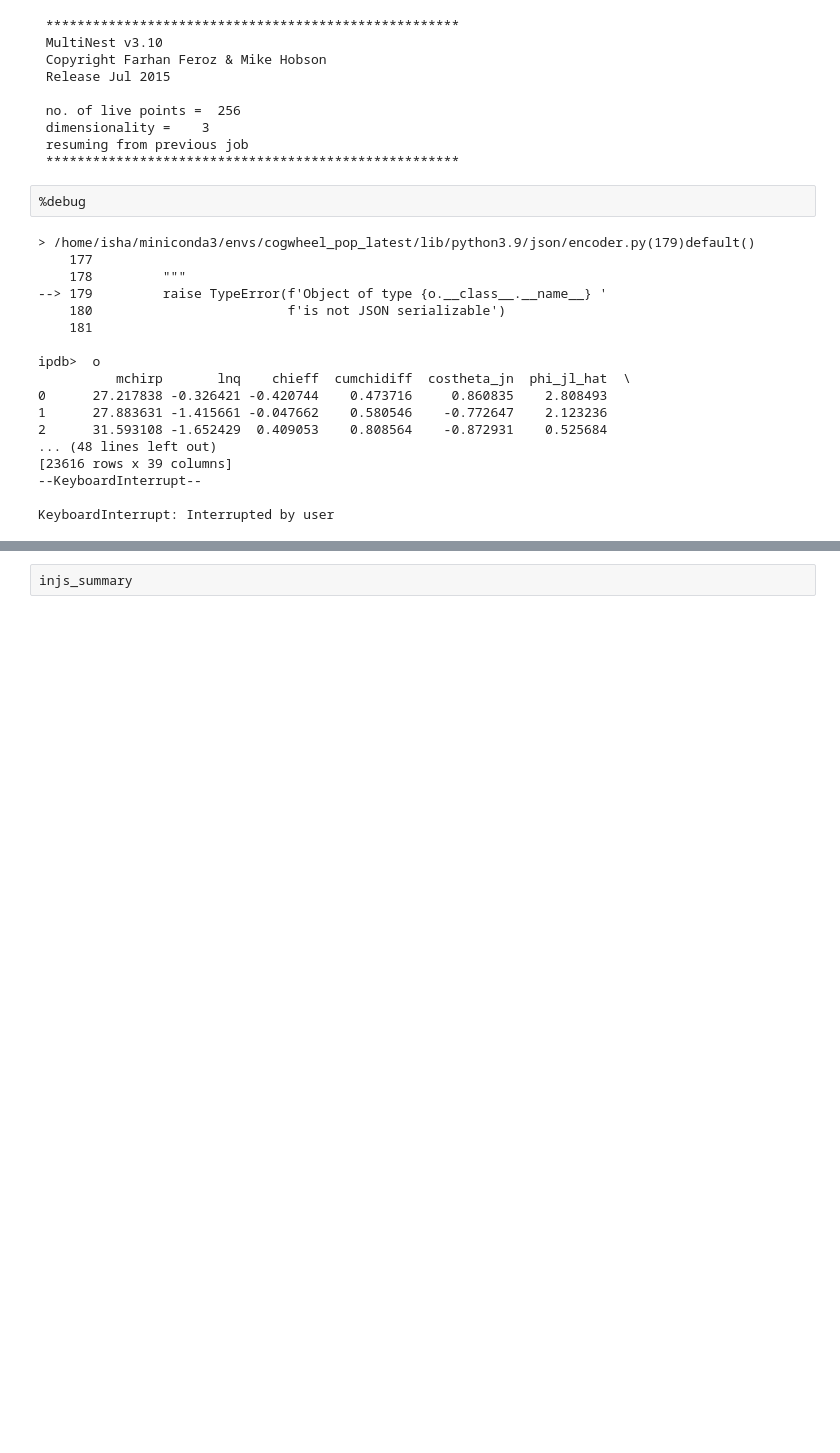
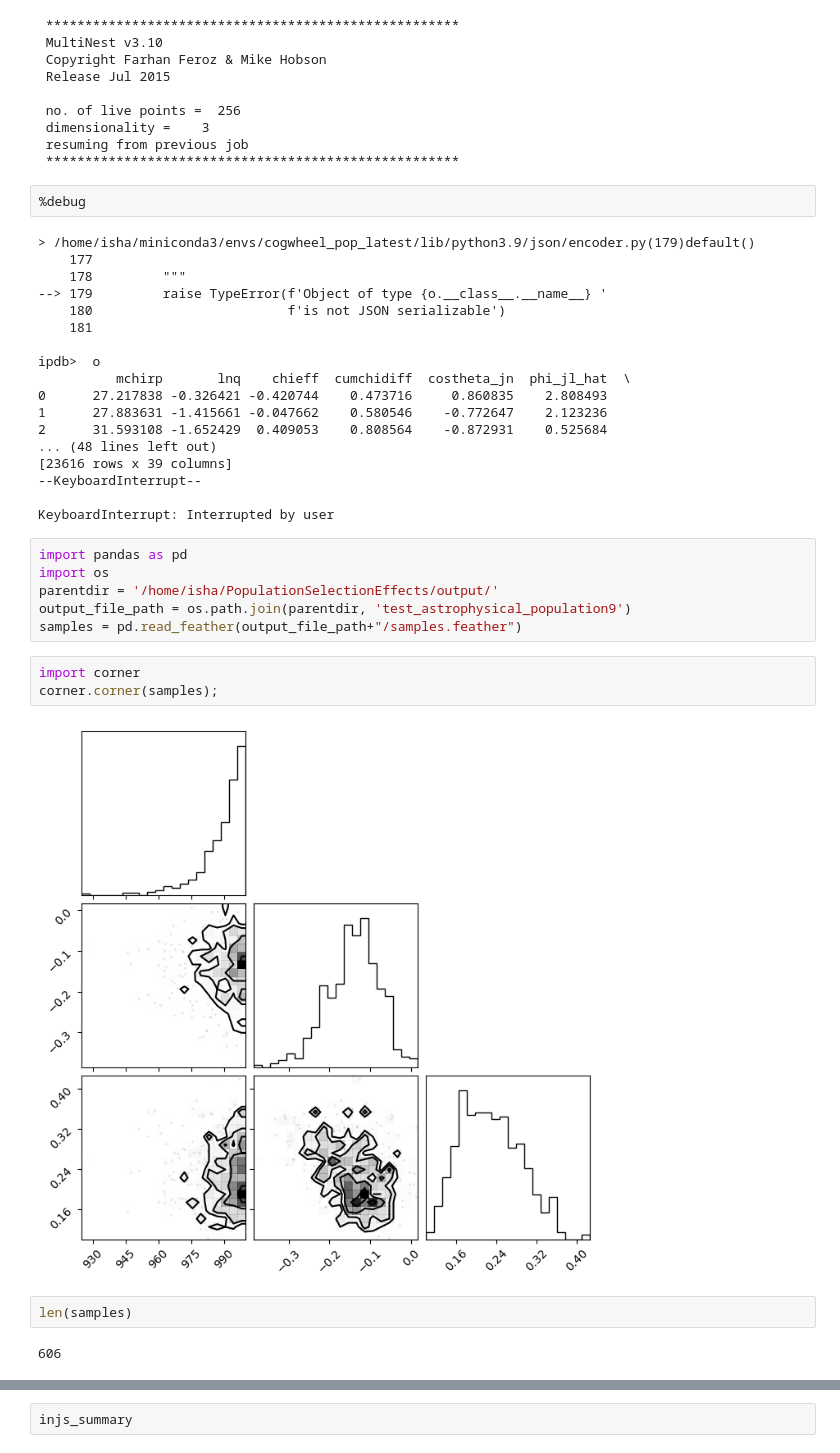
Before and after one commit to isha1810/cogwheel, a Jupyter notebook: cogwheel/population_inference/test_prior-Copy1.ipynb, the cells around one changed output, grey strips where cells are left out. Saved outputs shown, nothing was run; the diff lists cells and outputs as text; blank space fills up the shorter version.

```diff
--- a/cogwheel/population_inference/test_prior-Copy1.ipynb
+++ b/cogwheel/population_inference/test_prior-Copy1.ipynb
@@ -719,3 +757,18 @@ ipdb>  o
 --KeyboardInterrupt--
 
 KeyboardInterrupt: Interrupted by user
+# %%
+import pandas as pd
+import os
+parentdir = '/home/isha/PopulationSelectionEffects/output/'
+output_file_path = os.path.join(parentdir, 'test_astrophysical_population9')
+samples = pd.read_feather(output_file_path+"/samples.feather")
+# %%
+import corner
+corner.corner(samples);
+# %% [output]
+[figure, added]
+# %%
+len(samples)
+# %% [output]
+606
```
Also changed, not shown: parts of 15 cells of this notebook, 2 other files.
